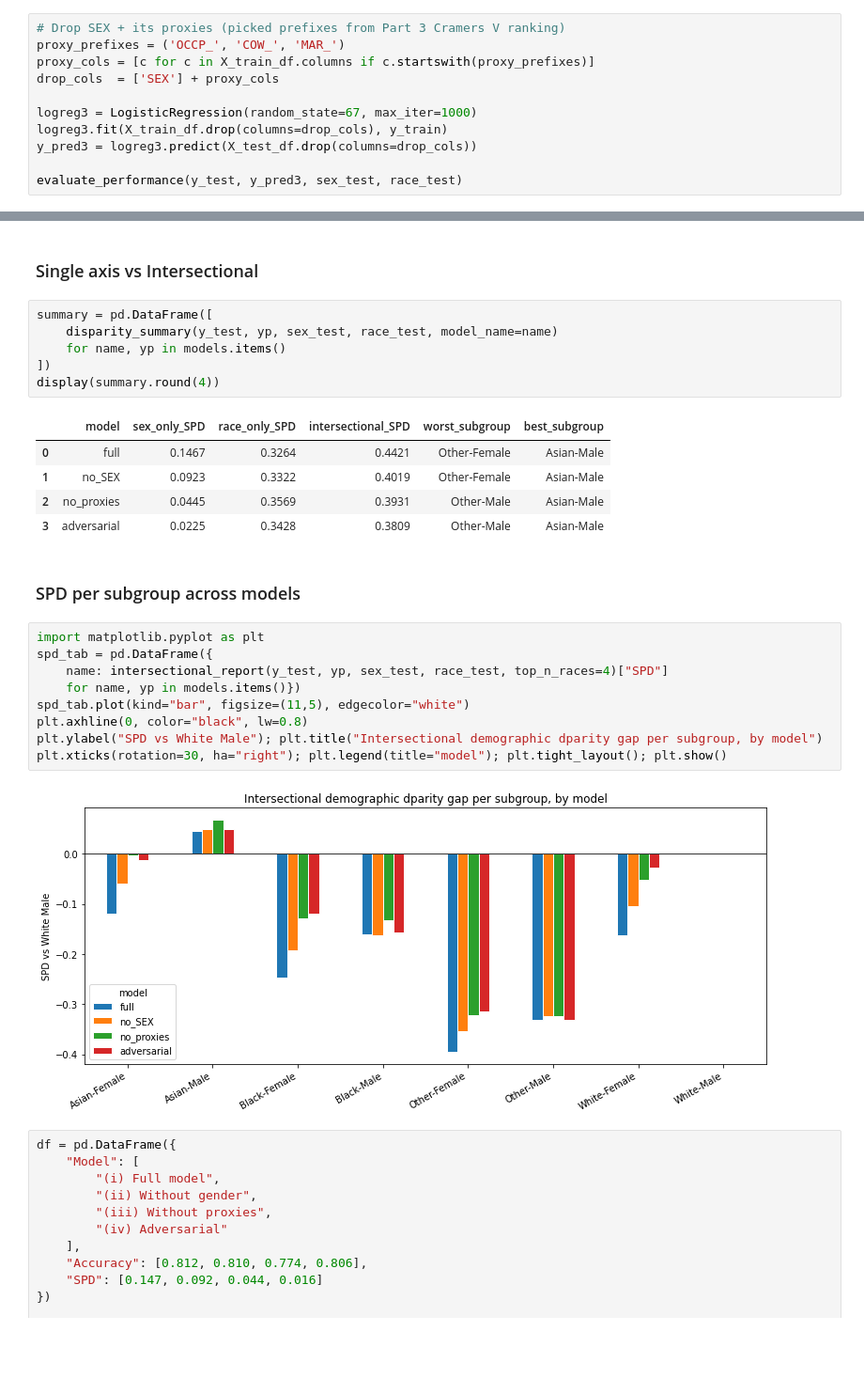
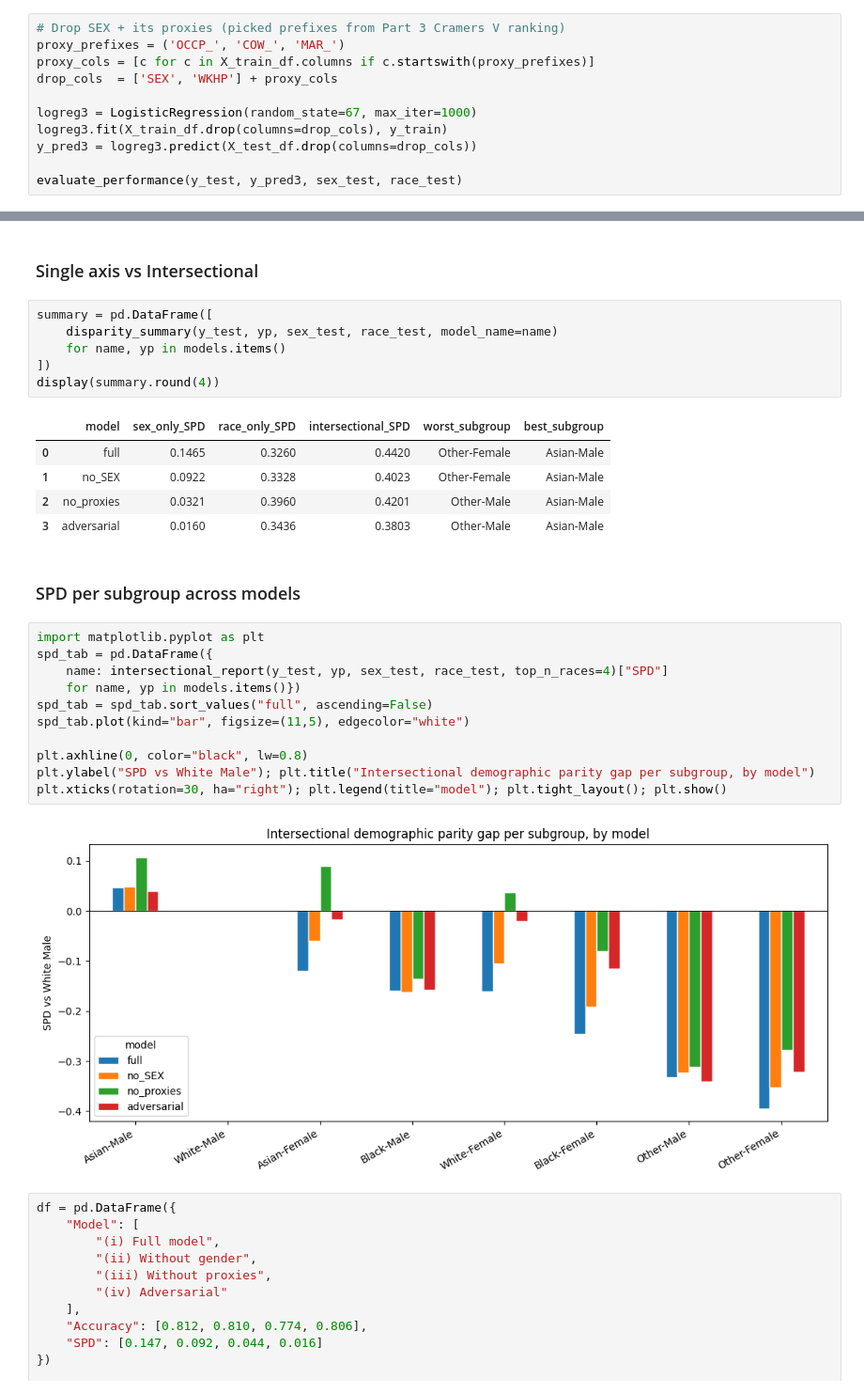
Before and after one commit to Kangerooh/HCML, a Jupyter notebook: HCML_Project.ipynb, the cells around one changed output, grey strips where cells are left out. Shown at 94% size. Saved outputs shown, nothing was run; the diff lists cells and outputs as text; blank space fills up the shorter version.

```diff
--- a/HCML_Project.ipynb
+++ b/HCML_Project.ipynb
@@ -563,7 +638,7 @@ evaluate_performance(y_test,y_pred2, sex_test, race_test)
 # Drop SEX + its proxies (picked prefixes from Part 3 Cramers V ranking)
 proxy_prefixes = ('OCCP_', 'COW_', 'MAR_')
 proxy_cols = [c for c in X_train_df.columns if c.startswith(proxy_prefixes)]
-drop_cols  = ['SEX'] + proxy_cols
+drop_cols  = ['SEX', 'WKHP'] + proxy_cols
 
 logreg3 = LogisticRegression(random_state=67, max_iter=1000)
 logreg3.fit(X_train_df.drop(columns=drop_cols), y_train)
@@ -722,23 +791,25 @@ summary = pd.DataFrame([
 display(summary.round(4))
 # %% [output]
 |  | model | sex_only_SPD | race_only_SPD | intersectional_SPD | worst_subgroup | best_subgroup |
-| 0 | full | 0.1467 | 0.3264 | 0.4421 | Other-Female | Asian-Male |
-| 1 | no_SEX | 0.0923 | 0.3322 | 0.4019 | Other-Female | Asian-Male |
-| 2 | no_proxies | 0.0445 | 0.3569 | 0.3931 | Other-Male | Asian-Male |
-| 3 | adversarial | 0.0225 | 0.3428 | 0.3809 | Other-Male | Asian-Male |
+| 0 | full | 0.1465 | 0.3260 | 0.4420 | Other-Female | Asian-Male |
+| 1 | no_SEX | 0.0922 | 0.3328 | 0.4023 | Other-Female | Asian-Male |
+| 2 | no_proxies | 0.0321 | 0.3960 | 0.4201 | Other-Male | Asian-Male |
+| 3 | adversarial | 0.0160 | 0.3436 | 0.3803 | Other-Male | Asian-Male |
 # %% [markdown]
 ### SPD per subgroup across models
 # %%
 import matplotlib.pyplot as plt
 spd_tab = pd.DataFrame({
     name: intersectional_report(y_test, yp, sex_test, race_test, top_n_races=4)["SPD"]
     for name, yp in models.items()})
+spd_tab = spd_tab.sort_values("full", ascending=False)
 spd_tab.plot(kind="bar", figsize=(11,5), edgecolor="white")
+
 plt.axhline(0, color="black", lw=0.8)
-plt.ylabel("SPD vs White Male"); plt.title("Intersectional demographic dparity gap per subgroup, by model")
+plt.ylabel("SPD vs White Male"); plt.title("Intersectional demographic parity gap per subgroup, by model")
 plt.xticks(rotation=30, ha="right"); plt.legend(title="model"); plt.tight_layout(); plt.show()
 # %% [output]
-[figure, old version]
+[figure, new version]
 # %%
 df = pd.DataFrame({
     "Model": [
```
Also changed, not shown: parts of 14 cells of this notebook, 1 other file.
